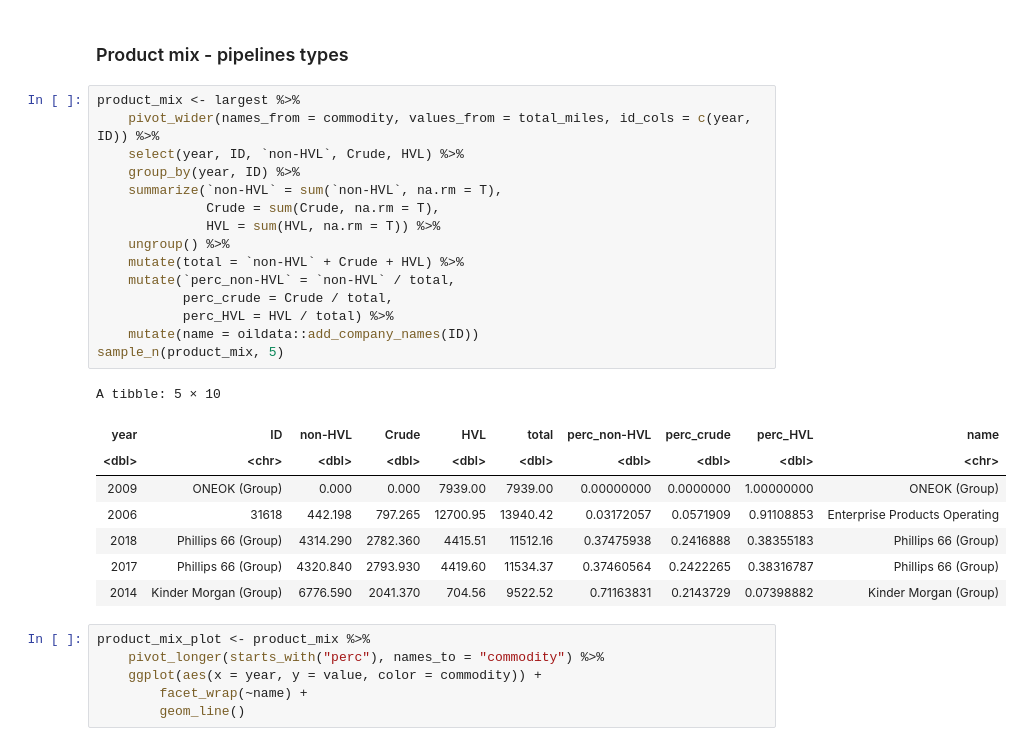
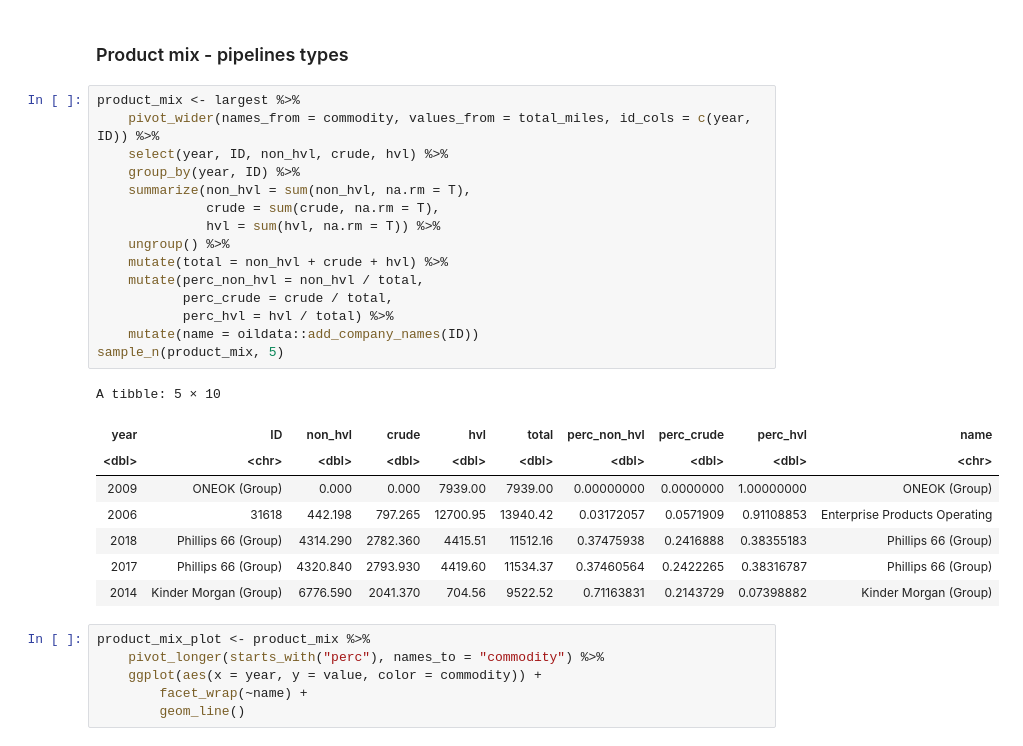
Before and after one commit to julianbarg/spills, a Jupyter notebook: presentations/explore_data_variance/explore_data_variance.ipynb, the cells around one changed output. Drawn from its saved outputs; the diff is of its cells as text.

```diff
--- a/presentations/explore_data_variance/explore_data_variance.ipynb
+++ b/presentations/explore_data_variance/explore_data_variance.ipynb
@@ -299,21 +308,21 @@ Downstream and midstream, diversified
 # %%
 product_mix <- largest %>%
     pivot_wider(names_from = commodity, values_from = total_miles, id_cols = c(year, ID)) %>%
-    select(year, ID, `non-HVL`, Crude, HVL) %>%
+    select(year, ID, non_hvl, crude, hvl) %>%
     group_by(year, ID) %>%
-    summarize(`non-HVL` = sum(`non-HVL`, na.rm = T),
-              Crude = sum(Crude, na.rm = T),
-              HVL = sum(HVL, na.rm = T)) %>%
+    summarize(non_hvl = sum(non_hvl, na.rm = T),
+              crude = sum(crude, na.rm = T),
+              hvl = sum(hvl, na.rm = T)) %>%
     ungroup() %>%
-    mutate(total = `non-HVL` + Crude + HVL) %>%
-    mutate(`perc_non-HVL` = `non-HVL` / total,
-           perc_crude = Crude / total,
-           perc_HVL = HVL / total) %>%
+    mutate(total = non_hvl + crude + hvl) %>%
+    mutate(perc_non_hvl = non_hvl / total,
+           perc_crude = crude / total,
+           perc_hvl = hvl / total) %>%
     mutate(name = oildata::add_company_names(ID))
 sample_n(product_mix, 5)
 # %% [output]
 A tibble: 5 × 10
-| year | ID | non-HVL | Crude | HVL | total | perc_non-HVL | perc_crude | perc_HVL | name |
+| year | ID | non_hvl | crude | hvl | total | perc_non_hvl | perc_crude | perc_hvl | name |
 | <dbl> | <chr> | <dbl> | <dbl> | <dbl> | <dbl> | <dbl> | <dbl> | <dbl> | <chr> |
 | 2009 | ONEOK (Group) | 0.000 | 0.000 | 7939.00 | 7939.00 | 0.00000000 | 0.0000000 | 1.00000000 | ONEOK (Group) |
 | 2006 | 31618 | 442.198 | 797.265 | 12700.95 | 13940.42 | 0.03172057 | 0.0571909 | 0.91108853 | Enterprise Products Operating |
```
Also changed, not shown: parts of 30 cells of this notebook, 2 other files.
